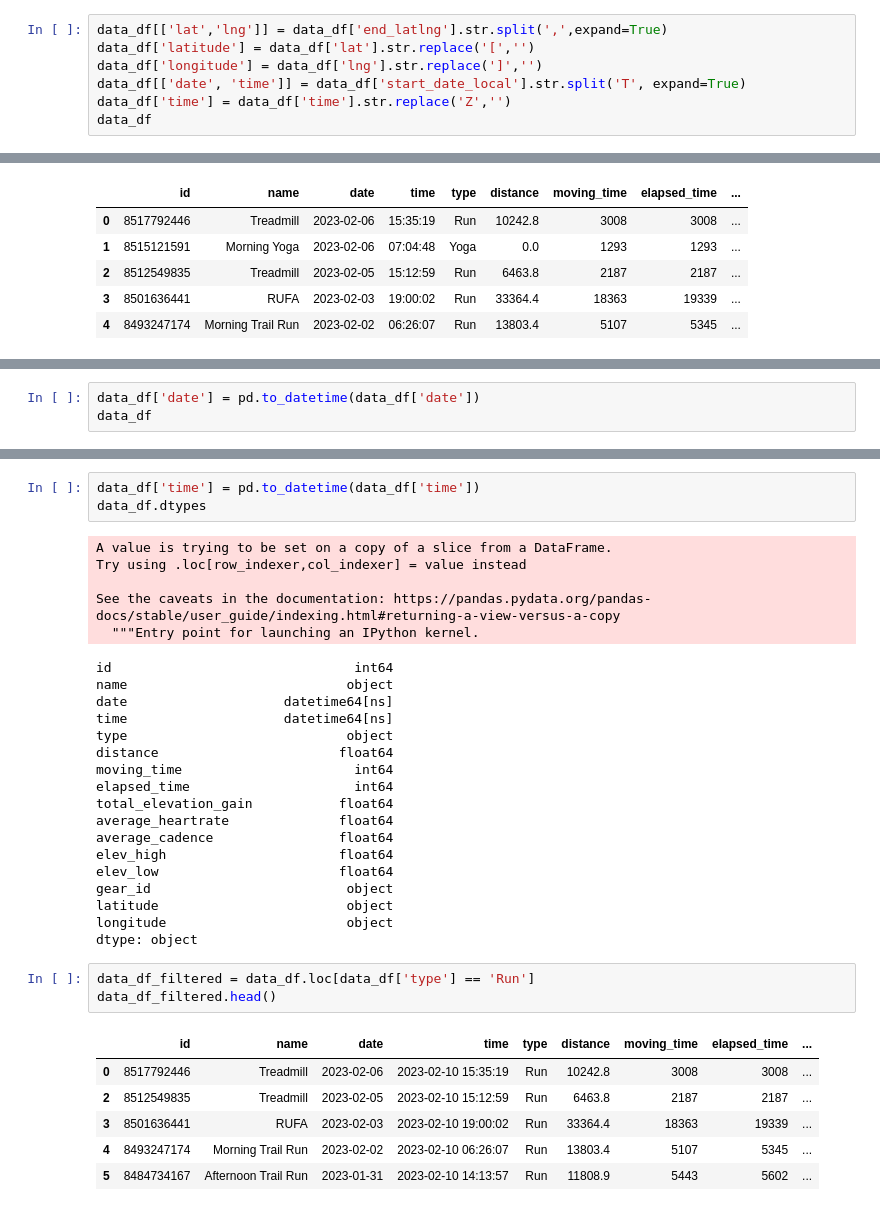
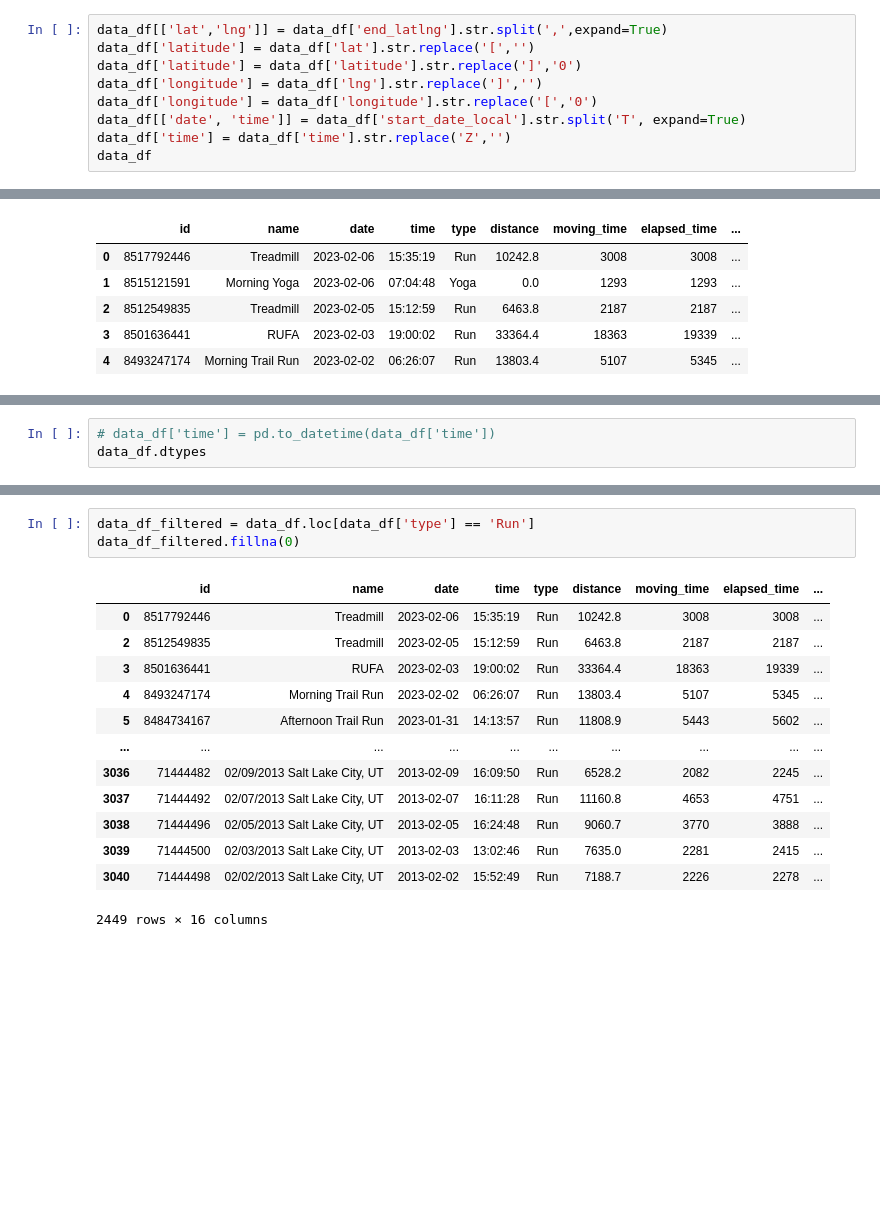
Before and after one commit to mzabrisk/strava, a Jupyter notebook: csv_to_geojson.ipynb, the cells around one changed output, grey strips where cells are left out. Cells and saved outputs as stored; diff of their text form; blank space fills up the shorter version.

Commit message:
cleaned data

```diff
--- a/csv_to_geojson.ipynb
+++ b/csv_to_geojson.ipynb
@@ -15,7 +15,9 @@ data_df.head()
 # %%
 data_df[['lat','lng']] = data_df['end_latlng'].str.split(',',expand=True)
 data_df['latitude'] = data_df['lat'].str.replace('[','')
+data_df['latitude'] = data_df['latitude'].str.replace(']','0')
 data_df['longitude'] = data_df['lng'].str.replace(']','')
+data_df['longitude'] = data_df['longitude'].str.replace('[','0')
 data_df[['date', 'time']] = data_df['start_date_local'].str.split('T', expand=True)
 data_df['time'] = data_df['time'].str.replace('Z','')
 data_df
@@ -51,4 +57,4 @@ data_df.head()
 # %%
-data_df['date'] = pd.to_datetime(data_df['date'])
-data_df
+# data_df['time'] = pd.to_datetime(data_df['time'])
+data_df.dtypes
 # %% [output]
@@ -73,39 +78,20 @@ See the caveats in the documentation: https://pandas.pydata.org/pandas-docs/stab
-# %%
-data_df['time'] = pd.to_datetime(data_df['time'])
-data_df.dtypes
-# %% [output]
-A value is trying to be set on a copy of a slice from a DataFrame.
-Try using .loc[row_indexer,col_indexer] = value instead
-
-See the caveats in the documentation: https://pandas.pydata.org/pandas-docs/stable/user_guide/indexing.html#returning-a-view-versus-a-copy
-  """Entry point for launching an IPython kernel.
-id                               int64
-name                            object
-date                    datetime64[ns]
-time                    datetime64[ns]
-type                            object
-distance                       float64
-moving_time                      int64
-elapsed_time                     int64
-total_elevation_gain           float64
-average_heartrate              float64
-average_cadence                float64
-elev_high                      float64
-elev_low                       float64
-gear_id                         object
-latitude                        object
-longitude                       object
-dtype: object
 # %%
 data_df_filtered = data_df.loc[data_df['type'] == 'Run']
-data_df_filtered.head()
+data_df_filtered.fillna(0)
 # %% [output]
 |  | id | name | date | time | type | distance | moving_time | elapsed_time | ... |
-| 0 | 8517792446 | Treadmill | 2023-02-06 | 2023-02-10 15:35:19 | Run | 10242.8 | 3008 | 3008 | ... |
-| 2 | 8512549835 | Treadmill | 2023-02-05 | 2023-02-10 15:12:59 | Run | 6463.8 | 2187 | 2187 | ... |
-| 3 | 8501636441 | RUFA | 2023-02-03 | 2023-02-10 19:00:02 | Run | 33364.4 | 18363 | 19339 | ... |
-| 4 | 8493247174 | Morning Trail Run | 2023-02-02 | 2023-02-10 06:26:07 | Run | 13803.4 | 5107 | 5345 | ... |
-| 5 | 8484734167 | Afternoon Trail Run | 2023-01-31 | 2023-02-10 14:13:57 | Run | 11808.9 | 5443 | 5602 | ... |
+| 0 | 8517792446 | Treadmill | 2023-02-06 | 15:35:19 | Run | 10242.8 | 3008 | 3008 | ... |
+| 2 | 8512549835 | Treadmill | 2023-02-05 | 15:12:59 | Run | 6463.8 | 2187 | 2187 | ... |
+| 3 | 8501636441 | RUFA | 2023-02-03 | 19:00:02 | Run | 33364.4 | 18363 | 19339 | ... |
+| 4 | 8493247174 | Morning Trail Run | 2023-02-02 | 06:26:07 | Run | 13803.4 | 5107 | 5345 | ... |
+| 5 | 8484734167 | Afternoon Trail Run | 2023-01-31 | 14:13:57 | Run | 11808.9 | 5443 | 5602 | ... |
+| ... | ... | ... | ... | ... | ... | ... | ... | ... | ... |
+| 3036 | 71444482 | 02/09/2013 Salt Lake City, UT | 2013-02-09 | 16:09:50 | Run | 6528.2 | 2082 | 2245 | ... |
+| 3037 | 71444492 | 02/07/2013 Salt Lake City, UT | 2013-02-07 | 16:11:28 | Run | 11160.8 | 4653 | 4751 | ... |
+| 3038 | 71444496 | 02/05/2013 Salt Lake City, UT | 2013-02-05 | 16:24:48 | Run | 9060.7 | 3770 | 3888 | ... |
+| 3039 | 71444500 | 02/03/2013 Salt Lake City, UT | 2013-02-03 | 13:02:46 | Run | 7635.0 | 2281 | 2415 | ... |
+| 3040 | 71444498 | 02/02/2013 Salt Lake City, UT | 2013-02-02 | 15:52:49 | Run | 7188.7 | 2226 | 2278 | ... |
+2449 rows × 16 columns
 # %%
 geo_json = to_geojson(df=data_df_filtered, lat='latitude', lon='longitude',
                  properties=['id', 'name', 'date', 'time', 'type', 'distance',
```
Also changed, not shown: parts of 3 cells of this notebook, 3 other files.
